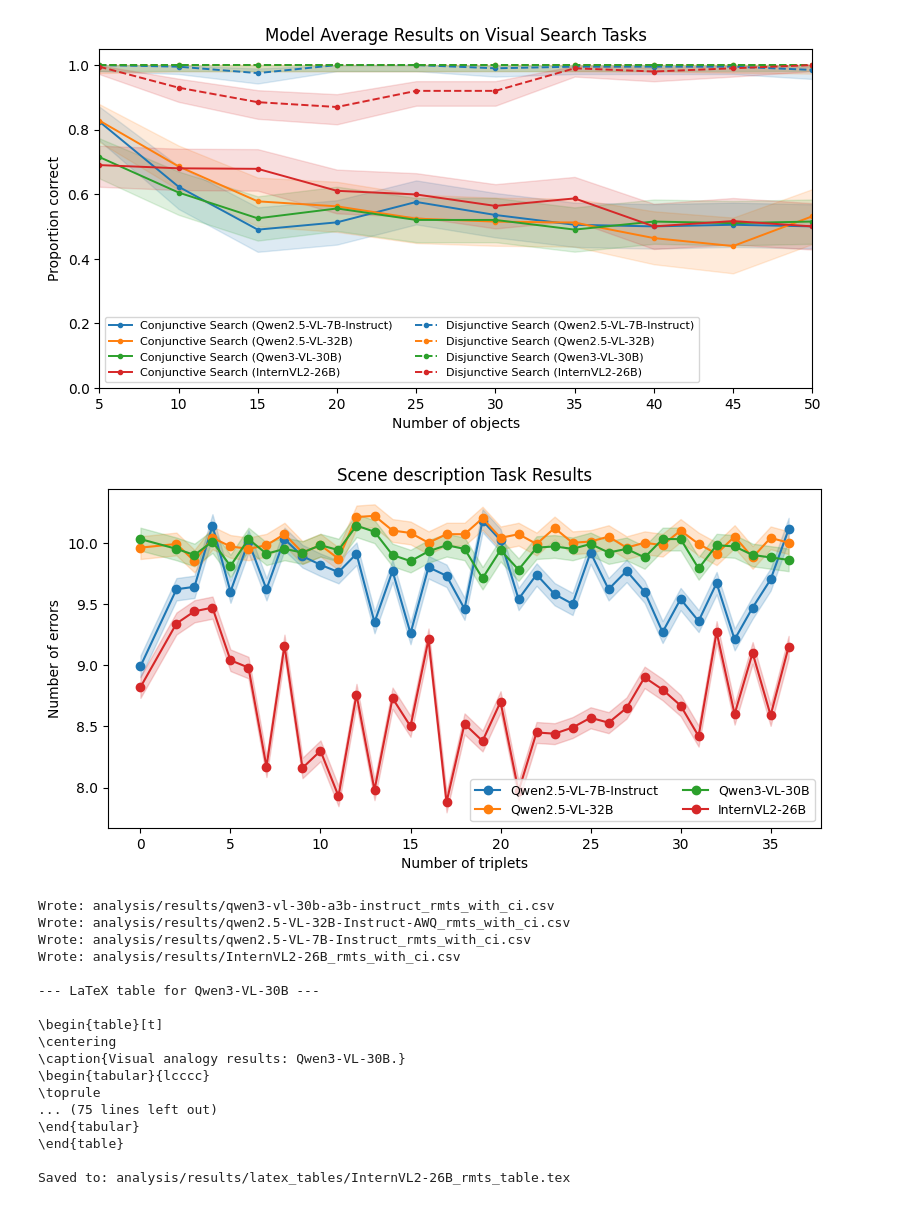
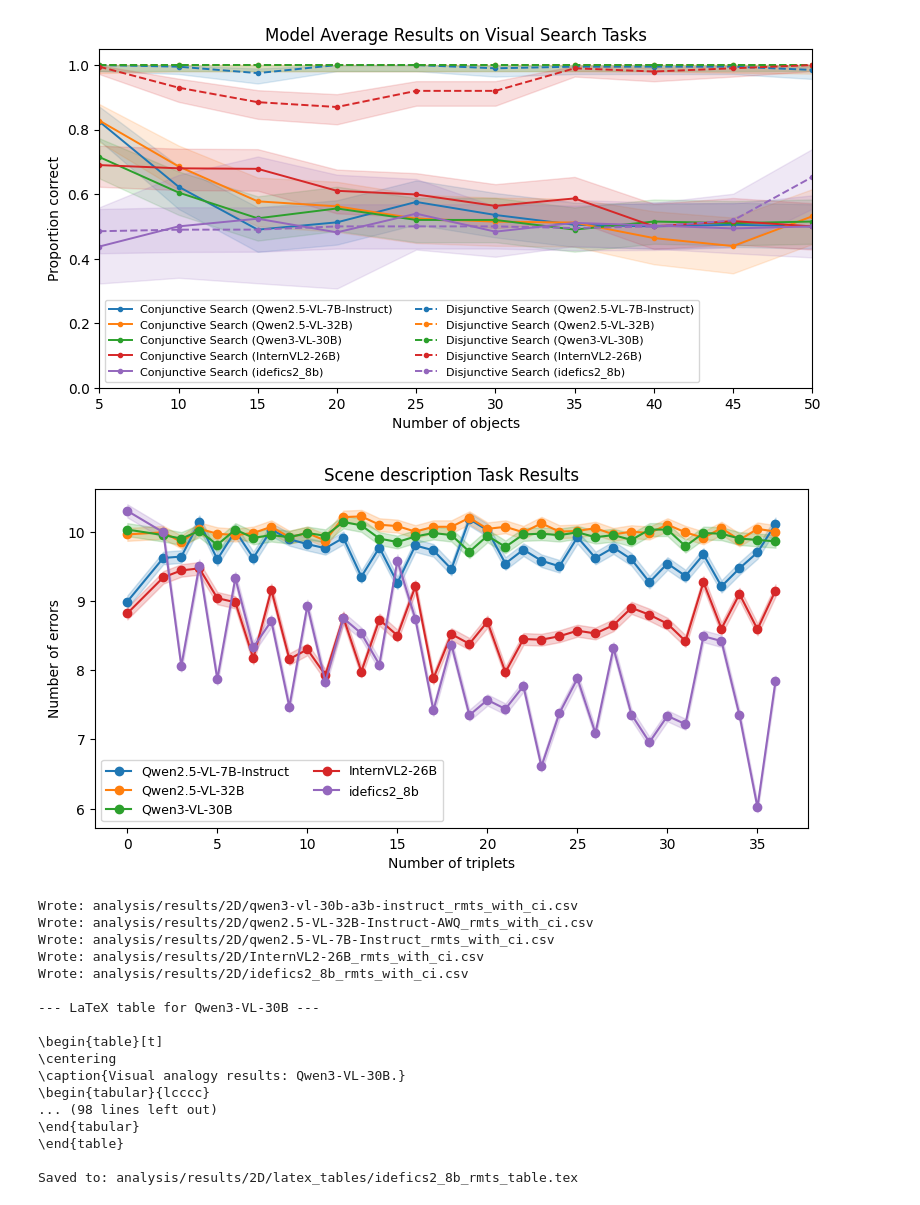
Before and after one commit to kellemNegasi/binding-open-vlm, a Jupyter notebook: Plotter.ipynb, the cells around one changed output. Cells and saved outputs as stored; diff of their text form; code cells hidden in the pictures.

```diff
--- a/Plotter.ipynb
+++ b/Plotter.ipynb
@@ -228,11 +247,48 @@ def wilson_ci(k, n, z=1.96):
 # Load + prepare visual-search results
 # ----------------------------
 def load_visual_search_csv(path, model_name):
+    def empty_frame():
+        return pd.DataFrame({
+            "model": pd.Series(dtype=str),
+            "condition_label": pd.Series(dtype=str),
+            "n_objects": pd.Series(dtype=int),
+            "n_trials": pd.Series(dtype=int),
+            "n_correct": pd.Series(dtype=int),
+            "accuracy": pd.Series(dtype=float),
+            "ci_low": pd.Series(dtype=float),
+            "ci_high": pd.Series(dtype=float),
+        })
+
     df = pd.read_csv(path)
+    if df.empty:
+        out = empty_frame()
+        out["model"] = out["model"].astype(str)
+        return out
+
     df["model"] = model_name
+
+    # Robust numeric parsing (some CSVs can be empty or have object dtypes)
+    for col in ["n_objects", "n_trials", "n_correct"]:
+        if col in df.columns:
+            df[col] = pd.to_numeric(df[col], errors="coerce")
+
+    required = ["condition_label", "n_objects", "n_trials", "n_correct"]
+    for col in required:
+        if col not in df.columns:
+            return empty_frame()
+
+    df = df.dropna(subset=required).copy()
+    if df.empty:
+        return empty_frame()
+
+    df["n_objects"] = df["n_objects"].astype(int)
+    df["n_trials"] = df["n_trials"].astype(int)
+    df["n_correct"] = df["n_correct"].astype(int)
 
     # Keep only main conditions (drop disjunctive_control unless you want it)
     df = df[df["condition_label"].isin(["disjunctive", "conjunctive"])].copy()
+    if df.empty:
+        return empty_frame()
 
     # Aggregate in case there are duplicates
     df = (
@@ -240,10 +296,10 @@ def load_visual_search_csv(path, model_name):
           .sum()
           .sort_values(["condition_label", "n_objects"])
     )
-    df["accuracy"] = df["n_correct"] / df["n_trials"]
+    df["accuracy"] = (df["n_correct"] / df["n_trials"]).astype(float)
     lo, hi = wilson_ci(df["n_correct"].values, df["n_trials"].values)
-    df["ci_low"] = lo
-    df["ci_high"] = hi
+    df["ci_low"] = lo.astype(float)
+    df["ci_high"] = hi.astype(float)
     return df
 
 
@@ -264,10 +320,10 @@ def plot_visual_search_multi_models(df_all, title="Model Average Results on Visu
             if sub.empty:
                 continue
 
-            x = sub["n_objects"].values
-            y = sub["accuracy"].values
-            lo = sub["ci_low"].values
-            hi = sub["ci_high"].values
+            x = sub["n_objects"].to_numpy()
+            y = sub["accuracy"].astype(float).to_numpy()
+            lo = sub["ci_low"].astype(float).to_numpy()
+            hi = sub["ci_high"].astype(float).to_numpy()
 
             color = model_colors[model]
             ax.plot(
@@ -295,12 +351,13 @@ def plot_visual_search_multi_models(df_all, title="Model Average Results on Visu
 # ----------------------------
 # Paths (update if needed)
 # ----------------------------
-BASE = Path("analysis/results")
+BASE = Path("analysis/results/2D")
 model_paths = {
     "Qwen2.5-VL-7B-Instruct": BASE / "qwen2.5-VL-7B-Instruct_visual_search.csv",
     "Qwen2.5-VL-32B": BASE / "qwen2.5-VL-32B-Instruct-AWQ_visual_search.csv",
     "Qwen3-VL-30B": BASE / "qwen3-vl-30b-a3b-instruct_visual_search.csv",
     "InternVL2-26B": BASE / "InternVL2-26B_visual_search.csv",
+    "idefics2_8b": BASE / "idefics2_8b_visual_search.csv",
 }
 
 all_dfs = [load_visual_search_csv(path, model_name=name) for name, path in model_paths.items()]
@@ -308,7 +365,7 @@ df_all = pd.concat(all_dfs, ignore_index=True)
 
 plot_visual_search_multi_models(df_all)
 # %% [output]
-[figure, old version]
+[figure, new version]
 # %%
 import pandas as pd
 import numpy as np
@@ -371,35 +428,36 @@ def plot_scene_description(dfs, title="Scene description Task Results"):
         y = df["mean_errors"].values
         lo = df["ci_low"].values
         hi = df["ci_high"].values
 
         ax.plot(x, y, marker="o", linewidth=1.5, label=model, color=colors[model])
         ax.fill_between(x, lo, hi, color=colors[model], alpha=0.2)
 
     ax.set_title(title)
     ax.set_xlabel("Number of triplets")
     ax.set_ylabel("Number of errors")
     ax.legend(frameon=True, fontsize=9, ncol=2)
     plt.savefig("./analysis/plots/scene_description_tasks.pdf", format="pdf", bbox_inches="tight")
     plt.show()
 
 
 # ----------------------------
 # Paths (same folder you used before)
 # ----------------------------
-BASE = Path("analysis/results")
+BASE = Path("analysis/results/2D")
 model_paths = {
     "Qwen2.5-VL-7B-Instruct": BASE / "qwen2.5-VL-7B-Instruct_scene_description.csv",
     "Qwen2.5-VL-32B": BASE / "qwen2.5-VL-32B-Instruct-AWQ_scene_description.csv",
     "Qwen3-VL-30B": BASE / "qwen3-vl-30b-a3b-instruct_scene_description.csv",
     "InternVL2-26B": BASE / "InternVL2-26B_scene_description.csv",
+    "idefics2_8b": BASE / "idefics2_8b_scene_description.csv",
 }
 
 all_dfs = [add_approx_ci(load_scene_desc(path, name)) for name, path in model_paths.items()]
 
 # NOTE: shaded bands are approximate unless you have per-trial error distributions
 plot_scene_description(all_dfs)
 # %% [output]
-[figure, old version]
+[figure, new version]
 # %%
 import pandas as pd
 import numpy as np
@@ -437,13 +495,14 @@ def add_ci_columns(df: pd.DataFrame) -> pd.DataFrame:
 # ----------------------------
 # 2) Load RMTS CSVs and compute CIs
 # ----------------------------
-BASE = Path("analysis/")  # adjust if needed
+BASE = Path("analysis/results/2D")  # adjust if needed
 
 paths = {
     "Qwen3-VL-30B": BASE / "qwen3-vl-30b-a3b-instruct_rmts.csv",
     "Qwen2.5-VL-32B": BASE / "qwen2.5-VL-32B-Instruct-AWQ_rmts.csv",
     "Qwen2.5-VL-7B-Instruct": BASE / "qwen2.5-VL-7B-Instruct_rmts.csv",
     "InternVL2-26B": BASE / "InternVL2-26B_rmts.csv",
+    "idefics2_8b": BASE / "idefics2_8b_rmts.csv",
 }
 
 dfs = {}
@@ -557,10 +616,11 @@ for model_name, df in dfs.items():
     print(latex)
     print(f"\nSaved to: {out_path}\n")
 # %% [output]
-Wrote: analysis/results/qwen3-vl-30b-a3b-instruct_rmts_with_ci.csv
-Wrote: analysis/results/qwen2.5-VL-32B-Instruct-AWQ_rmts_with_ci.csv
-Wrote: analysis/results/qwen2.5-VL-7B-Instruct_rmts_with_ci.csv
-Wrote: analysis/results/InternVL2-26B_rmts_with_ci.csv
+Wrote: analysis/results/2D/qwen3-vl-30b-a3b-instruct_rmts_with_ci.csv
+Wrote: analysis/results/2D/qwen2.5-VL-32B-Instruct-AWQ_rmts_with_ci.csv
+Wrote: analysis/results/2D/qwen2.5-VL-7B-Instruct_rmts_with_ci.csv
+Wrote: analysis/results/2D/InternVL2-26B_rmts_with_ci.csv
+Wrote: analysis/results/2D/idefics2_8b_rmts_with_ci.csv
 
 --- LaTeX table for Qwen3-VL-30B ---
 
@@ -568,9 +628,8 @@ Wrote: analysis/results/InternVL2-26B_rmts_with_ci.csv
 \centering
 \caption{Visual analogy results: Qwen3-VL-30B.}
 \begin{tabular}{lcccc}
-\toprule
-... (75 lines left out)
+... (98 lines left out)
 \end{tabular}
 \end{table}
 
-Saved to: analysis/results/latex_tables/InternVL2-26B_rmts_table.tex
+Saved to: analysis/results/2D/latex_tables/idefics2_8b_rmts_table.tex
```
Also changed, not shown: parts of 5 cells of this notebook, 34 other files.
